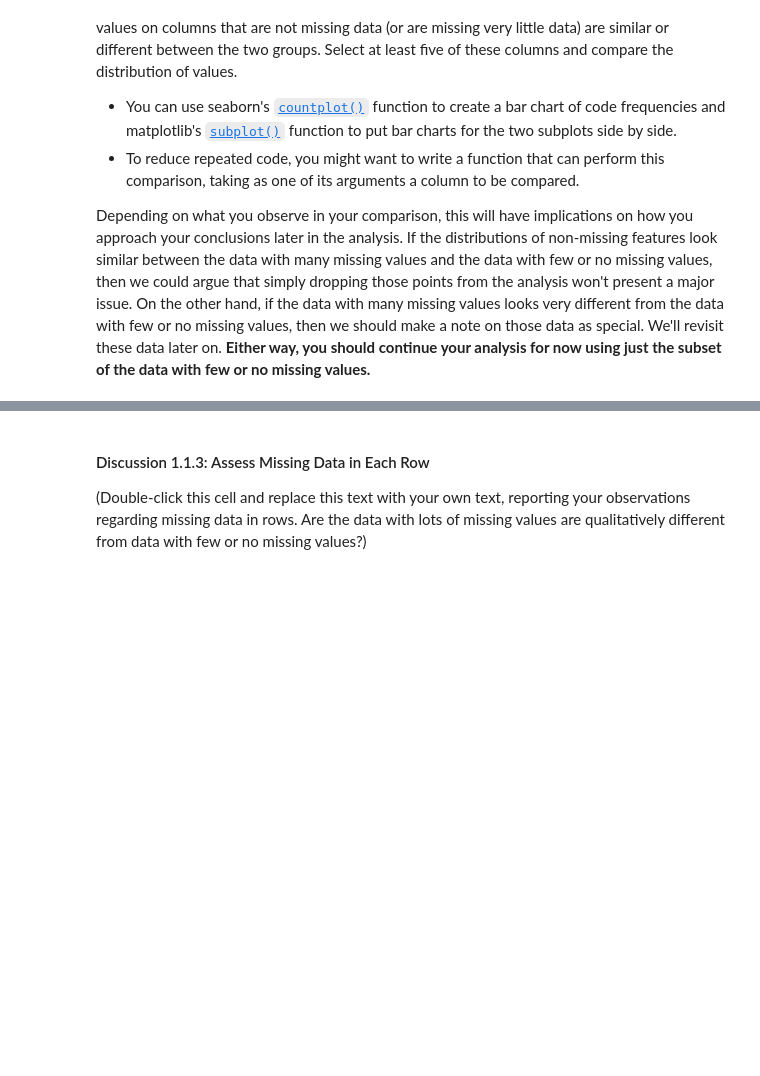
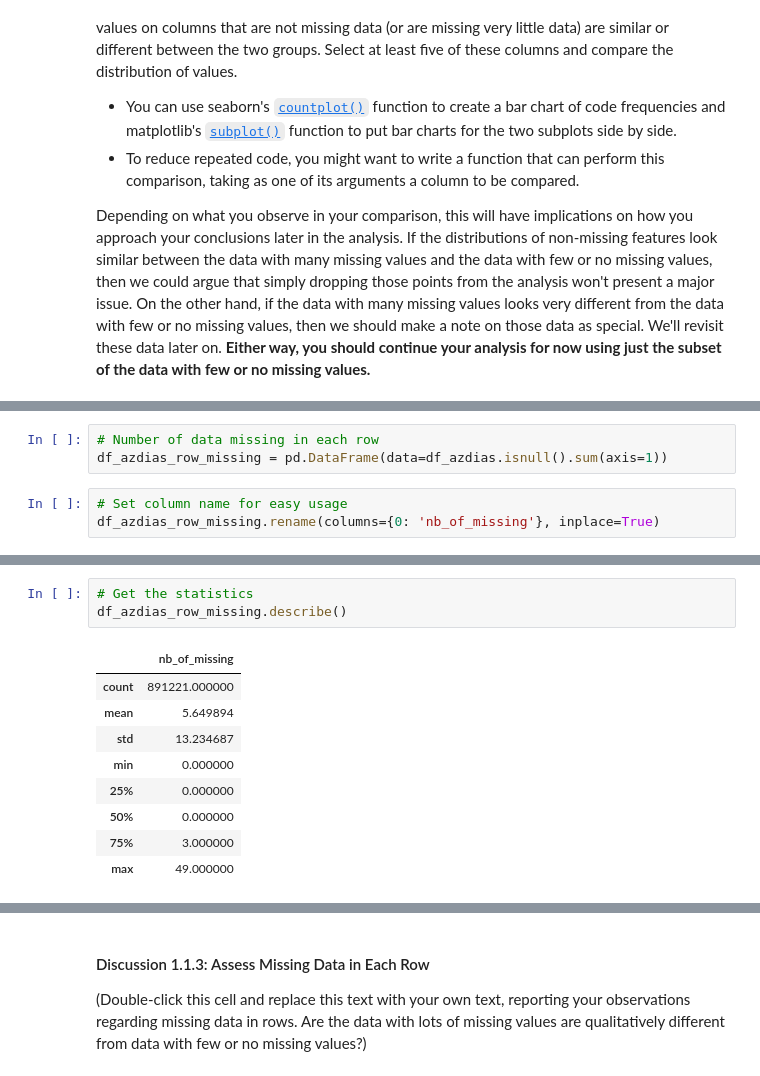
Before and after one commit to jlcossi/identify_customer_segments, a Jupyter notebook: Identify_Customer_Segments.ipynb, the cells around one changed output, grey strips where cells are left out. Cells and saved outputs as stored; diff of their text form; blank space fills up the shorter version.

Commit message:
feat: Investigate missing values per row

```diff
--- a/Identify_Customer_Segments.ipynb
+++ b/Identify_Customer_Segments.ipynb
@@ -286,0 +285,6 @@ Depending on what you observe in your comparison, this will have implications on
+# %%
+# Number of data missing in each row
+df_azdias_row_missing = pd.DataFrame(data=df_azdias.isnull().sum(axis=1))
+# %%
+# Set column name for easy usage
+df_azdias_row_missing.rename(columns={0: 'nb_of_missing'}, inplace=True)
@@ -286,0 +301,13 @@ Depending on what you observe in your comparison, this will have implications on
+# %%
+# Get the statistics
+df_azdias_row_missing.describe()
+# %% [output]
+|  | nb_of_missing |
+| count | 891221.000000 |
+| mean | 5.649894 |
+| std | 13.234687 |
+| min | 0.000000 |
+| 25% | 0.000000 |
+| 50% | 0.000000 |
+| 75% | 3.000000 |
+| max | 49.000000 |
```
Also changed, not shown: parts of 8 cells of this notebook.
